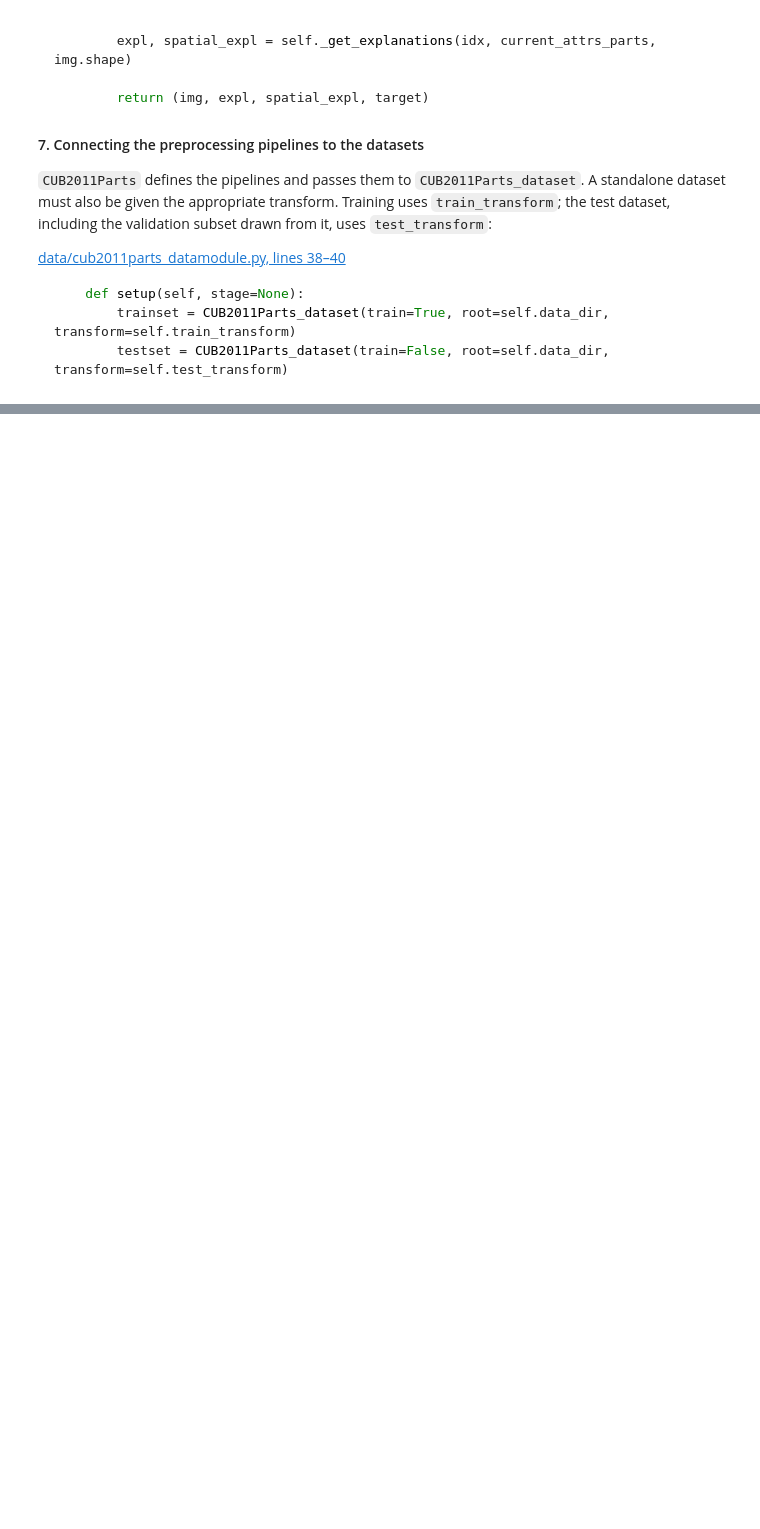
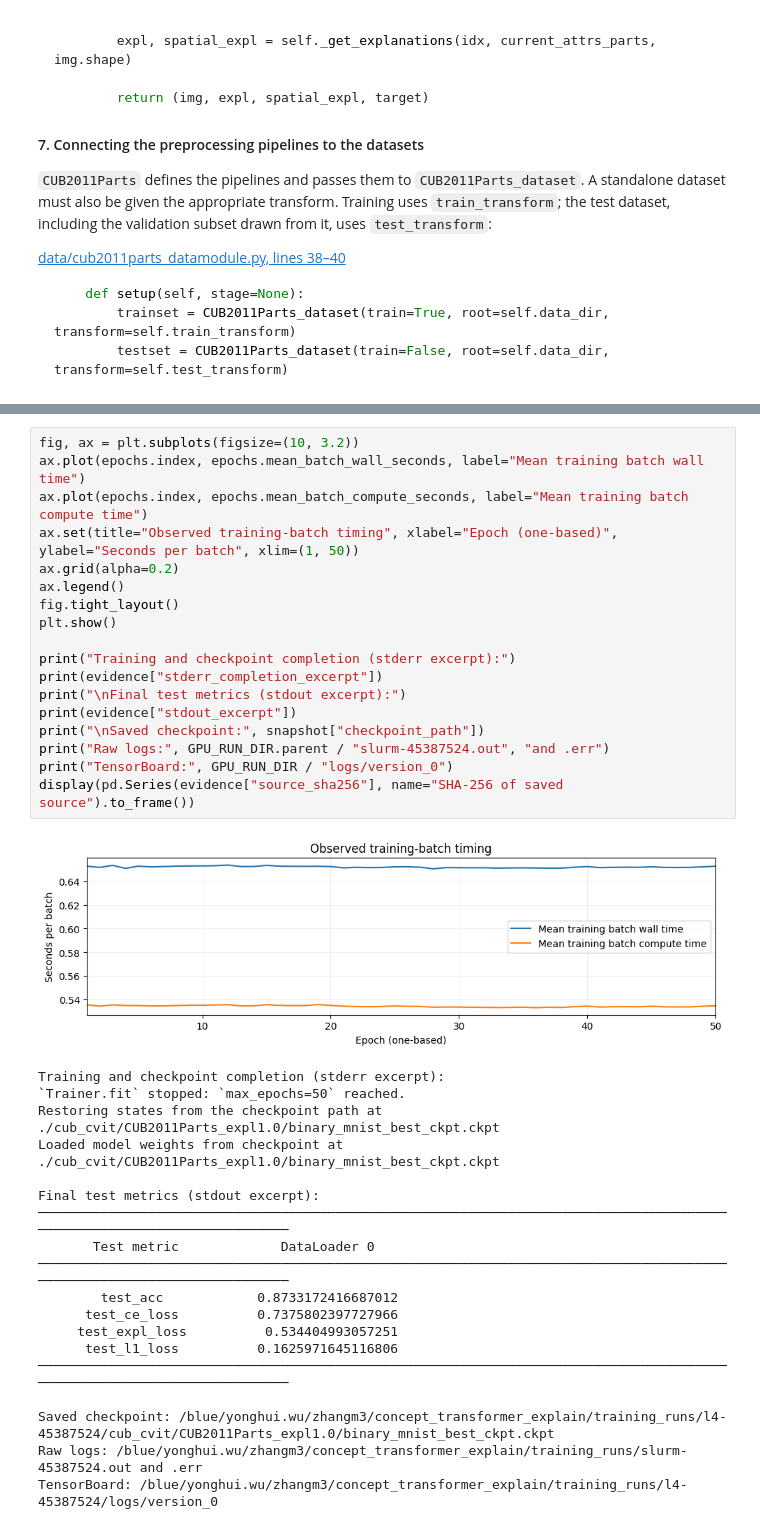
Before and after one commit to zhangm34/concept_transformer_explain, a Jupyter notebook: concept_transformer_walkthrough.ipynb, the cells around one changed output, grey strips where cells are left out. Saved outputs shown, nothing was run; the diff lists cells and outputs as text; blank space fills up the shorter version.

```diff
--- a/concept_transformer_walkthrough.ipynb
+++ b/concept_transformer_walkthrough.ipynb
@@ -839,0 +1268,38 @@ Not enough consecutive training batches for a reliable new estimate yet.
+# %%
+fig, ax = plt.subplots(figsize=(10, 3.2))
+ax.plot(epochs.index, epochs.mean_batch_wall_seconds, label="Mean training batch wall time")
+ax.plot(epochs.index, epochs.mean_batch_compute_seconds, label="Mean training batch compute time")
+ax.set(title="Observed training-batch timing", xlabel="Epoch (one-based)", ylabel="Seconds per batch", xlim=(1, 50))
+ax.grid(alpha=0.2)
+ax.legend()
+fig.tight_layout()
+plt.show()
+
+print("Training and checkpoint completion (stderr excerpt):")
+print(evidence["stderr_completion_excerpt"])
+print("\nFinal test metrics (stdout excerpt):")
+print(evidence["stdout_excerpt"])
+print("\nSaved checkpoint:", snapshot["checkpoint_path"])
+print("Raw logs:", GPU_RUN_DIR.parent / "slurm-45387524.out", "and .err")
+print("TensorBoard:", GPU_RUN_DIR / "logs/version_0")
+display(pd.Series(evidence["source_sha256"], name="SHA-256 of saved source").to_frame())
+# %% [output]
+[figure, added]
+Training and checkpoint completion (stderr excerpt):
+`Trainer.fit` stopped: `max_epochs=50` reached.
+Restoring states from the checkpoint path at ./cub_cvit/CUB2011Parts_expl1.0/binary_mnist_best_ckpt.ckpt
+Loaded model weights from checkpoint at ./cub_cvit/CUB2011Parts_expl1.0/binary_mnist_best_ckpt.ckpt
+
+Final test metrics (stdout excerpt):
+────────────────────────────────────────────────────────────────────────────────────────────────────────────────────────
+       Test metric             DataLoader 0
+────────────────────────────────────────────────────────────────────────────────────────────────────────────────────────
+        test_acc            0.8733172416687012
+      test_ce_loss          0.7375802397727966
+     test_expl_loss          0.534404993057251
+      test_l1_loss          0.1625971645116806
+────────────────────────────────────────────────────────────────────────────────────────────────────────────────────────
+
+Saved checkpoint: /blue/yonghui.wu/zhangm3/concept_transformer_explain/training_runs/l4-45387524/cub_cvit/CUB2011Parts_expl1.0/binary_mnist_best_ckpt.ckpt
+Raw logs: /blue/yonghui.wu/zhangm3/concept_transformer_explain/training_runs/slurm-45387524.out and .err
+TensorBoard: /blue/yonghui.wu/zhangm3/concept_transformer_explain/training_runs/l4-45387524/logs/version_0
```
Also changed, not shown: parts of 44 cells of this notebook, 39 other files.
